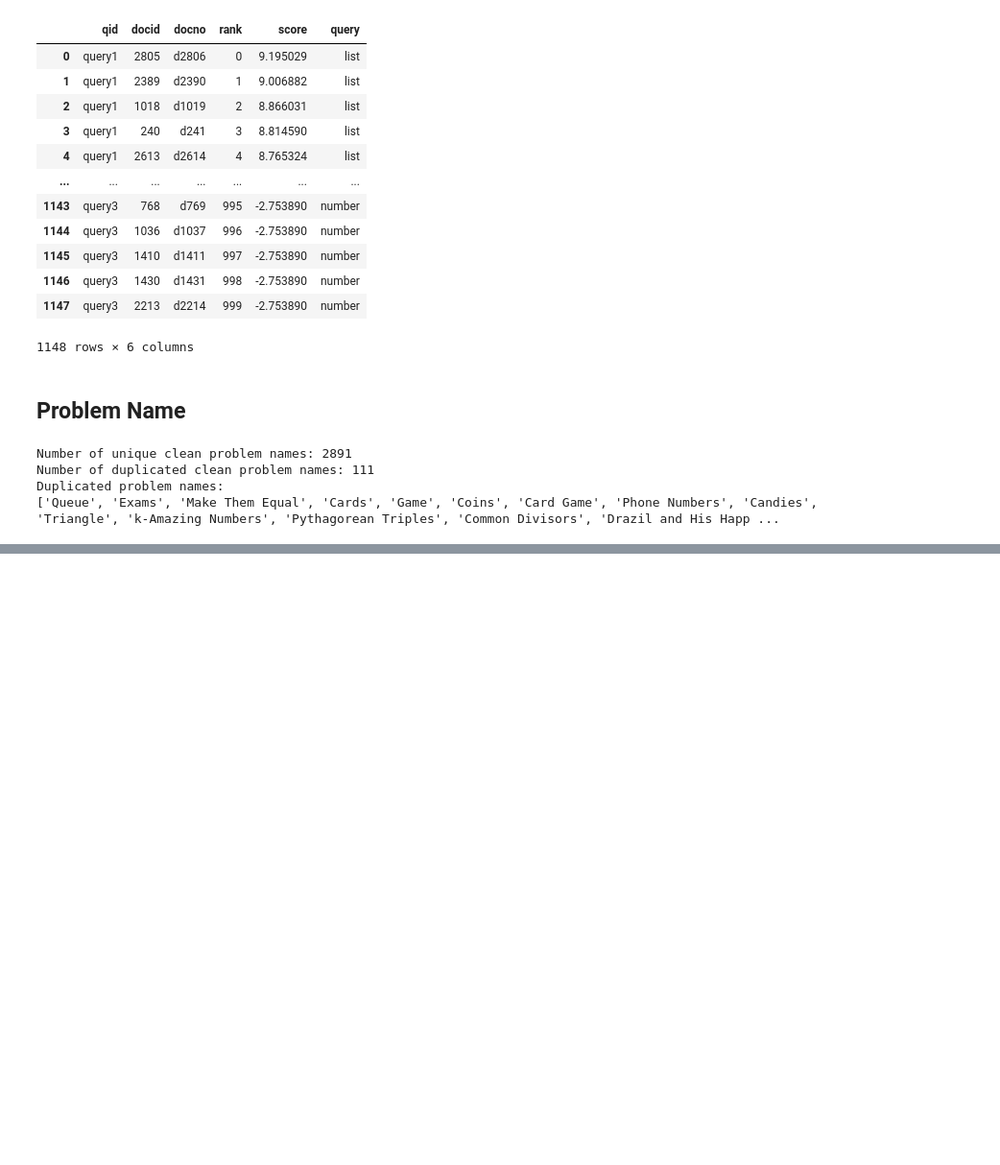
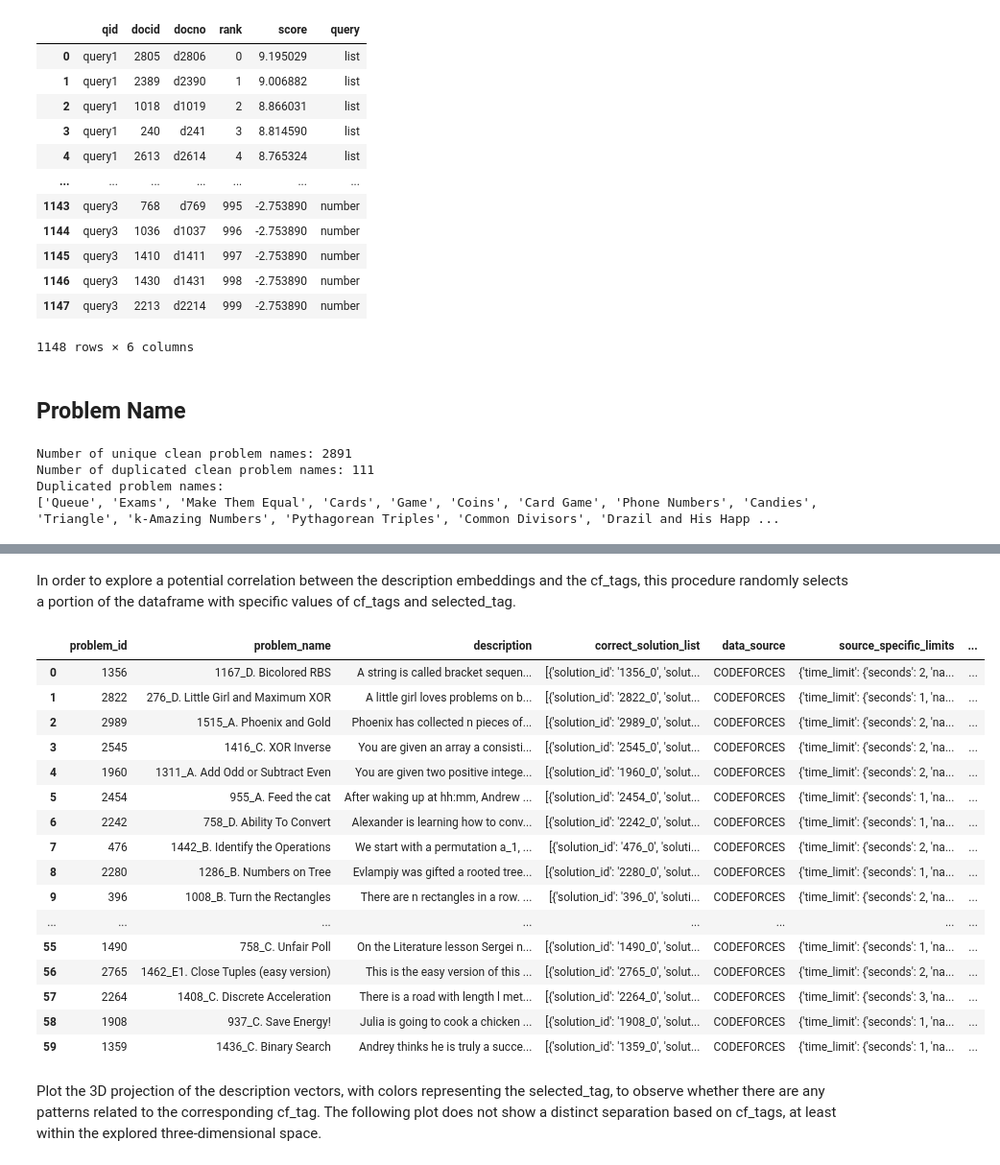
Before and after one commit to chiaranb/NLP-Project, a Jupyter notebook: Preliminary_Analysis_Indexing.ipynb, the cells around one changed output, grey strips where cells are left out. Shown at 96% size. Saved outputs shown, nothing was run; the diff lists cells and outputs as text; code cells hidden in the pictures; blank space fills up the shorter version.

Commit message:
merge - wordEmbeddingAnalysis part added to the notebook

```diff
--- a/Preliminary_Analysis_Indexing.ipynb
+++ b/Preliminary_Analysis_Indexing.ipynb
@@ -1647,0 +2372,5 @@ df_problem_and_human_solutions_list = df_problem_and_human_solutions_list.drop(c
+# %%
+# Load the models to skip the training step
+ft_model= FastText.load("fasttext_descriptions.model")
+ft_model_light= FastText.load("fasttext_descriptions_light.model")
+#ft_model_pretrained = fasttext.load_model("cc.en.300.bin")
@@ -1647,0 +2601,3 @@ df_problem_and_human_solutions_list = df_problem_and_human_solutions_list.drop(c
+# %%
+# Extracting tags from codeforces_specific_metadata and adding them to a specific column of the dataframe
+df_problem_and_human_solutions_list_we['cf_tags'] = df_problem_and_human_solutions_list_we['codeforces_specific_metadata'].apply(lambda x: x.get('cf_tags') if isinstance(x, dict) else None)
@@ -1647,0 +2608,4 @@ df_problem_and_human_solutions_list = df_problem_and_human_solutions_list.drop(c
+# %%
+# Load the reduced DataFrame from the pickle file
+import pandas as pd
+df_reduced = pd.read_pickle("description_vectors_and_tags.pkl")
@@ -1647,0 +2627,6 @@ df_problem_and_human_solutions_list = df_problem_and_human_solutions_list.drop(c
+# %%
+#Insert the tags and the description vector in the dataframe
+df_problem_and_human_solutions_list_we["cf_tags"]= df_reduced['cf_tags']
+df_problem_and_human_solutions_list_we["description_vector"]= df_reduced['description_vector']
+
+df_problem_and_human_solutions_list_we.head()
@@ -1647,0 +2640,47 @@ df_problem_and_human_solutions_list = df_problem_and_human_solutions_list.drop(c
+# %% [markdown]
+In order to explore a potential correlation between the description embeddings and the cf_tags, this procedure randomly selects a portion of the dataframe with specific values of cf_tags and selected_tag.
+# %%
+
+# Select the problems with specific tags to analyze
+
+selected_tags = ["greedy", "brute force", "binary search"]
+
+# List to store the samples
+samples = []
+
+for tag in selected_tags:
+    other_tags = [t for t in selected_tags if t != tag]
+
+    # Filter the DataFrame for the specific tag and not any of the other tags
+    df_tag = df_problem_and_human_solutions_list_we[df_problem_and_human_solutions_list_we["cf_tags"].apply(
+            lambda tags: tag in tags and not any(t in tags for t in other_tags)
+        )]
+    df_sample = df_tag.sample(n=20, random_state=42)  # Select 20 samples for each tag
+    df_sample = df_sample.copy()
+    df_sample["selected_tag"] = tag  # Assign the selected tag to the sample
+    samples.append(df_sample)
+
+# Concatenate all samples into a single DataFrame
+df_selected = pd.concat(samples, ignore_index=True)
+df_selected
+# %% [output]
+|  | problem_id | problem_name | description | correct_solution_list | data_source | source_specific_limits | ... |
+| 0 | 1356 | 1167_D. Bicolored RBS | A string is called bracket sequen... | [{'solution_id': '1356_0', 'solut... | CODEFORCES | {'time_limit': {'seconds': 2, 'na... | ... |
+| 1 | 2822 | 276_D. Little Girl and Maximum XOR | A little girl loves problems on b... | [{'solution_id': '2822_0', 'solut... | CODEFORCES | {'time_limit': {'seconds': 1, 'na... | ... |
+| 2 | 2989 | 1515_A. Phoenix and Gold | Phoenix has collected n pieces of... | [{'solution_id': '2989_0', 'solut... | CODEFORCES | {'time_limit': {'seconds': 2, 'na... | ... |
+| 3 | 2545 | 1416_C. XOR Inverse | You are given an array a consisti... | [{'solution_id': '2545_0', 'solut... | CODEFORCES | {'time_limit': {'seconds': 2, 'na... | ... |
+| 4 | 1960 | 1311_A. Add Odd or Subtract Even | You are given two positive intege... | [{'solution_id': '1960_0', 'solut... | CODEFORCES | {'time_limit': {'seconds': 2, 'na... | ... |
+| 5 | 2454 | 955_A. Feed the cat | After waking up at hh:mm, Andrew ... | [{'solution_id': '2454_0', 'solut... | CODEFORCES | {'time_limit': {'seconds': 1, 'na... | ... |
+| 6 | 2242 | 758_D. Ability To Convert | Alexander is learning how to conv... | [{'solution_id': '2242_0', 'solut... | CODEFORCES | {'time_limit': {'seconds': 1, 'na... | ... |
+| 7 | 476 | 1442_B. Identify the Operations | We start with a permutation a_1, ... | [{'solution_id': '476_0', 'soluti... | CODEFORCES | {'time_limit': {'seconds': 2, 'na... | ... |
+| 8 | 2280 | 1286_B. Numbers on Tree | Evlampiy was gifted a rooted tree... | [{'solution_id': '2280_0', 'solut... | CODEFORCES | {'time_limit': {'seconds': 1, 'na... | ... |
+| 9 | 396 | 1008_B. Turn the Rectangles | There are n rectangles in a row. ... | [{'solution_id': '396_0', 'soluti... | CODEFORCES | {'time_limit': {'seconds': 2, 'na... | ... |
+| ... | ... | ... | ... | ... | ... | ... | ... |
+| 55 | 1490 | 758_C. Unfair Poll | On the Literature lesson Sergei n... | [{'solution_id': '1490_0', 'solut... | CODEFORCES | {'time_limit': {'seconds': 1, 'na... | ... |
+| 56 | 2765 | 1462_E1. Close Tuples (easy version) | This is the easy version of this ... | [{'solution_id': '2765_0', 'solut... | CODEFORCES | {'time_limit': {'seconds': 2, 'na... | ... |
+| 57 | 2264 | 1408_C. Discrete Acceleration | There is a road with length l met... | [{'solution_id': '2264_0', 'solut... | CODEFORCES | {'time_limit': {'seconds': 3, 'na... | ... |
+| 58 | 1908 | 937_C. Save Energy! | Julia is going to cook a chicken ... | [{'solution_id': '1908_0', 'solut... | CODEFORCES | {'time_limit': {'seconds': 1, 'na... | ... |
+| 59 | 1359 | 1436_C. Binary Search | Andrey thinks he is truly a succe... | [{'solution_id': '1359_0', 'solut... | CODEFORCES | {'time_limit': {'seconds': 1, 'na... | ... |
+# %% [markdown]
+Plot the 3D projection of the description vectors, with colors representing the selected_tag, to observe whether there are any patterns related to the corresponding cf_tag.
+The following plot does not show a distinct separation based on cf_tags, at least within the explored three-dimensional space.
```
Also changed, not shown: parts of 174 cells of this notebook.
